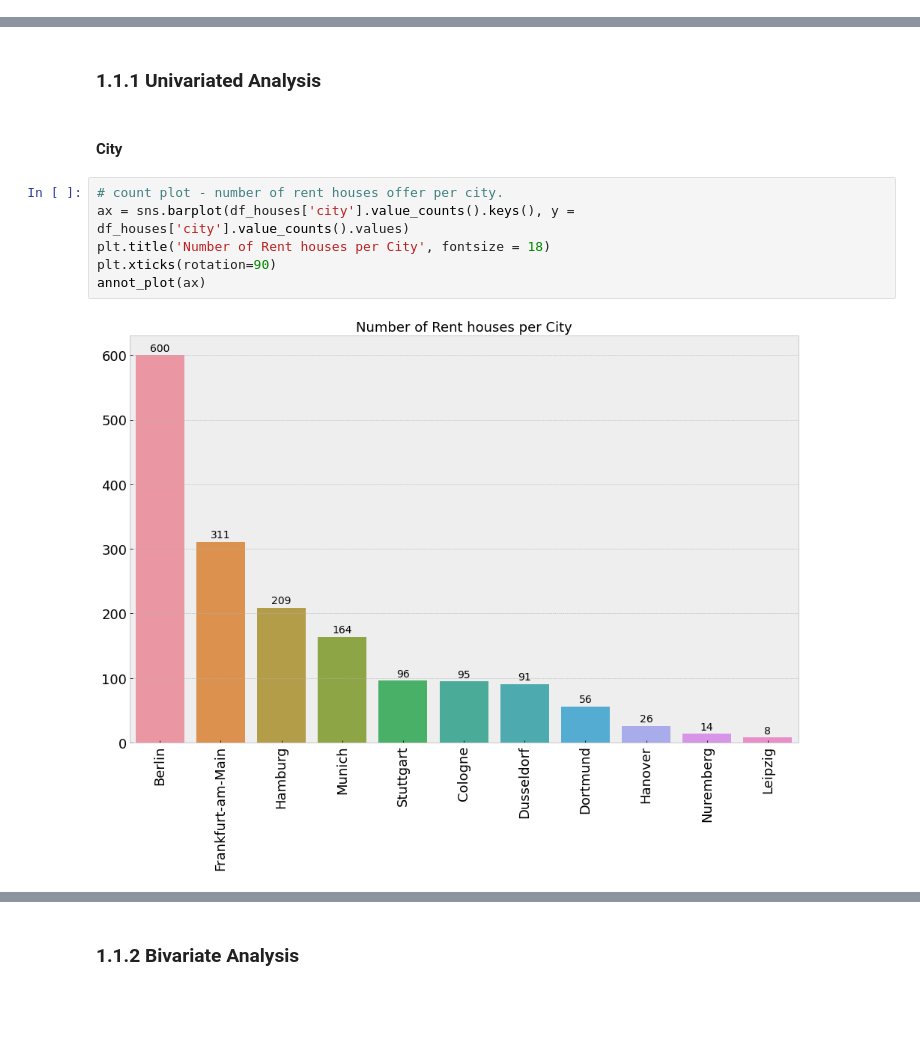
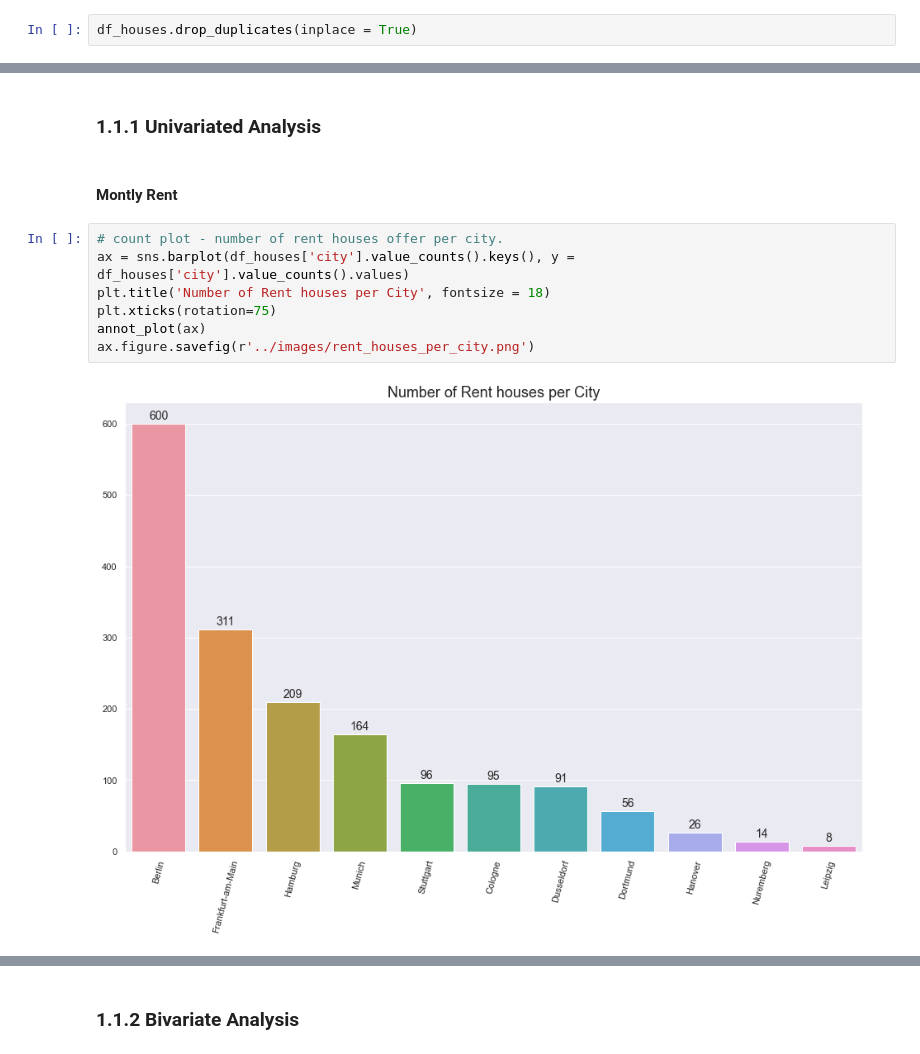
Before and after one commit to felipedmnq/houses-for-rent-Germany, a Jupyter notebook: notebooks/rent_houses_scraping_EDA.ipynb, the cells around one changed output, grey strips where cells are left out. Saved outputs shown, nothing was run; the diff lists cells and outputs as text; blank space fills up the shorter version.

```diff
--- a/notebooks/rent_houses_scraping_EDA.ipynb
+++ b/notebooks/rent_houses_scraping_EDA.ipynb
@@ -60,0 +61,2 @@ The dataset "df_houses" has 1670 rows and 10 columns.
+# %%
+df_houses.drop_duplicates(inplace = True)
@@ -100,13 +113,14 @@ df_houses_report
 [interactive output not drawn]
 # %% [markdown]
 ### 1.1.1 Univariated Analysis
-# %% [markdown]
-#### City
+# %% [markdown]
+#### Montly Rent
 # %%
 # count plot - number of rent houses offer per city.
 ax = sns.barplot(df_houses['city'].value_counts().keys(), y = df_houses['city'].value_counts().values)
 plt.title('Number of Rent houses per City', fontsize = 18)
-plt.xticks(rotation=90)
+plt.xticks(rotation=75)
 annot_plot(ax)
+ax.figure.savefig(r'../images/rent_houses_per_city.png')
 # %% [output]
-[figure, old version]
+[figure, new version]
```
Also changed, not shown: parts of 15 cells of this notebook, 9 other files.
